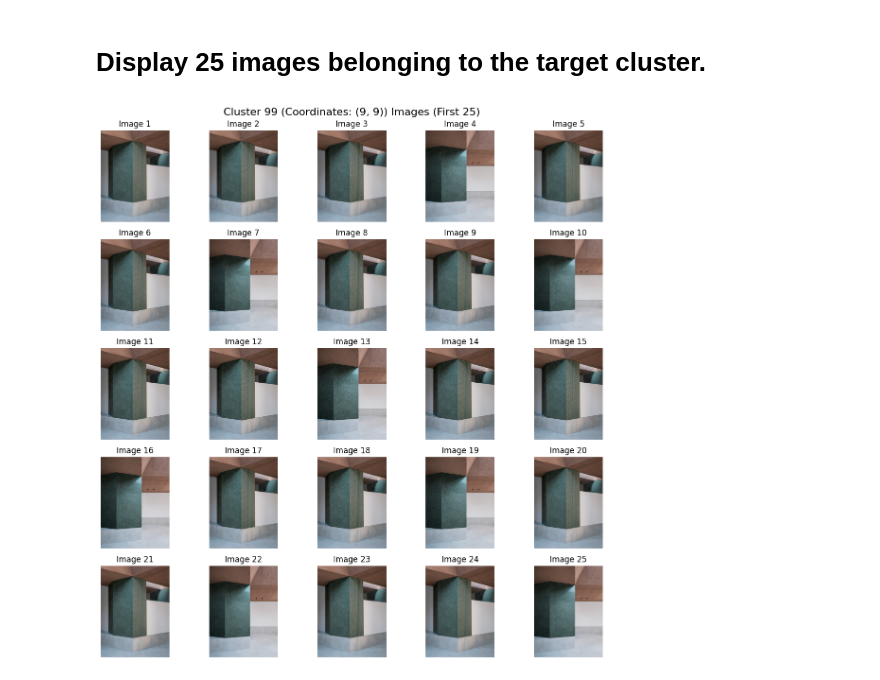
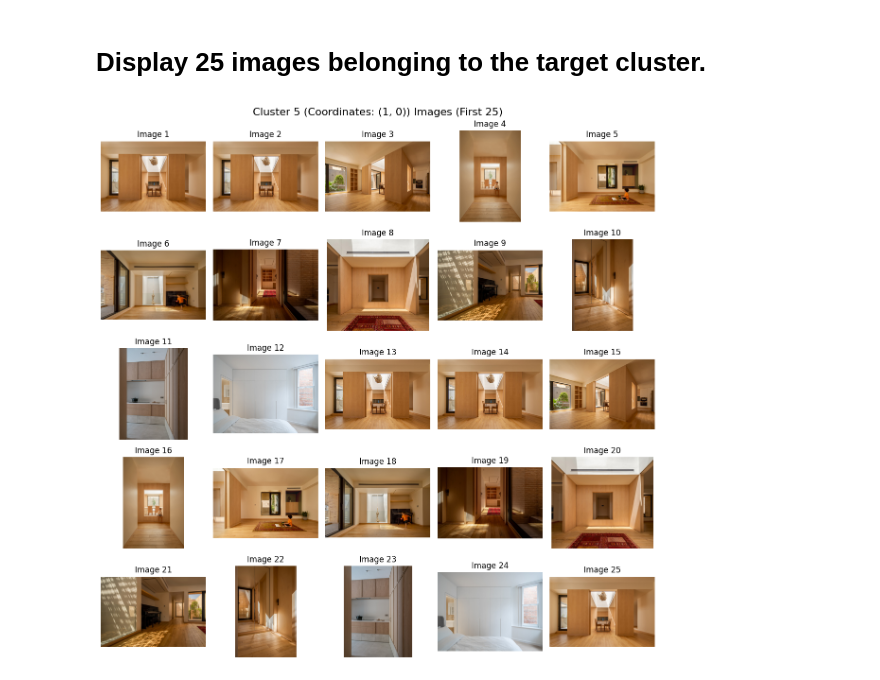
Before and after one commit to sakarla/Machine-Learning-for-Architecs, a Jupyter notebook: week 6_Unsupervized learning/Code/Week6_Clustring_CSV_SOM.ipynb, the cells around one changed output. Cells and saved outputs as stored; diff of their text form; code cells hidden in the pictures.

```diff
--- a/week 6_Unsupervized learning/Code/Week6_Clustring_CSV_SOM.ipynb
+++ b/week 6_Unsupervized learning/Code/Week6_Clustring_CSV_SOM.ipynb
@@ -81,12 +81,12 @@ features = np.array(features)
 First of all, we need to set up some hyperparameters. you can change each of them to see the result.
 # %%
 # set parameters for SOM
-m = 10
+m = 5
 map_size = (m, m)
 input_len = features.shape[1]
 sigma = 1.0
 learning_rate = 0.5
-num_epochs = 1000
+num_epochs = 100
 # %% [markdown]
 We will now initialize and train our SOM on the preprocessed image features.
 # %%
@@ -111,7 +111,6 @@ Let's visualize the SOM and annotate the images with their respective indices.
 # Define grid size
 dpi = 100
 subplot_size = 224
-m = 10  # SOM grid size
 figsize = (m * subplot_size / dpi, m * subplot_size / dpi)
 
 # Create a figure with 10x10 subplots
@@ -182,10 +181,9 @@ import matplotlib.pyplot as plt
 from PIL import Image
 
 # Set the target cluster number (0 to m*m-1)
-target_cluster_number = 99  # Change this to the cluster number you want to display
+target_cluster_number = 5  # Change this to the cluster number you want to display
 
-# Define grid size
-m = 10  # Assuming a 10x10 grid
+
 
 # Convert the target cluster number to BMU coordinates
 target_cluster = (target_cluster_number // m, target_cluster_number % m)  # Convert cluster number to (x, y) coordinates
@@ -200,31 +198,31 @@ if len(cluster_image_indices) == 0:
     plt.text(0.5, 0.5, "There are no images in this cluster", ha="center", va="center", fontsize=16)
     plt.axis('off')  # Hide axes for a cleaner display
     plt.show()
 else:
     # Limit the display to the first 25 images (you can adjust this number)
     num_images_to_display = min(25, len(cluster_image_indices))
     cluster_image_indices = cluster_image_indices[:num_images_to_display]
 
     # Create a figure to display the cluster images
     plt.figure(figsize=(12, 12))
     plt.suptitle(f"Cluster {target_cluster_number} (Coordinates: {target_cluster}) Images (First {num_images_to_display})", fontsize=16)
 
     # Iterate through and display the images in a 5x5 grid
     for i, img_index in enumerate(cluster_image_indices):
         plt.subplot(5, 5, i + 1)  # Create a subplot for each image (5 rows x 5 columns)
 
         try:
             # Load the image from the filename
             img = Image.open(image_dir + '/' + filenames[img_index])
             plt.imshow(img)
             plt.title(f"Image {i+1}")
             plt.axis('off')  # Hide axes for a cleaner display
         except Exception as e:
             print(f"Error loading image {filenames[img_index]}: {e}")
             plt.text(0.5, 0.5, "Error", ha="center", va="center")
             plt.axis('off')
 
     plt.tight_layout()
     plt.show()
 # %% [output]
-[figure, old version]
+[figure, new version]
```
Also changed, not shown: parts of 2 cells of this notebook.
